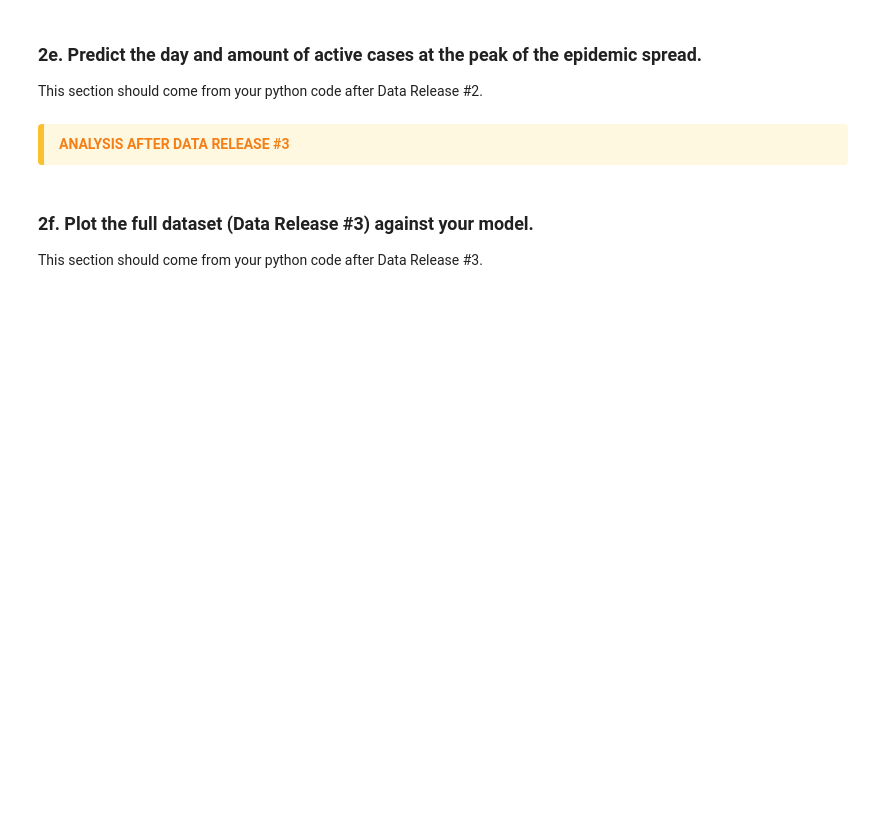
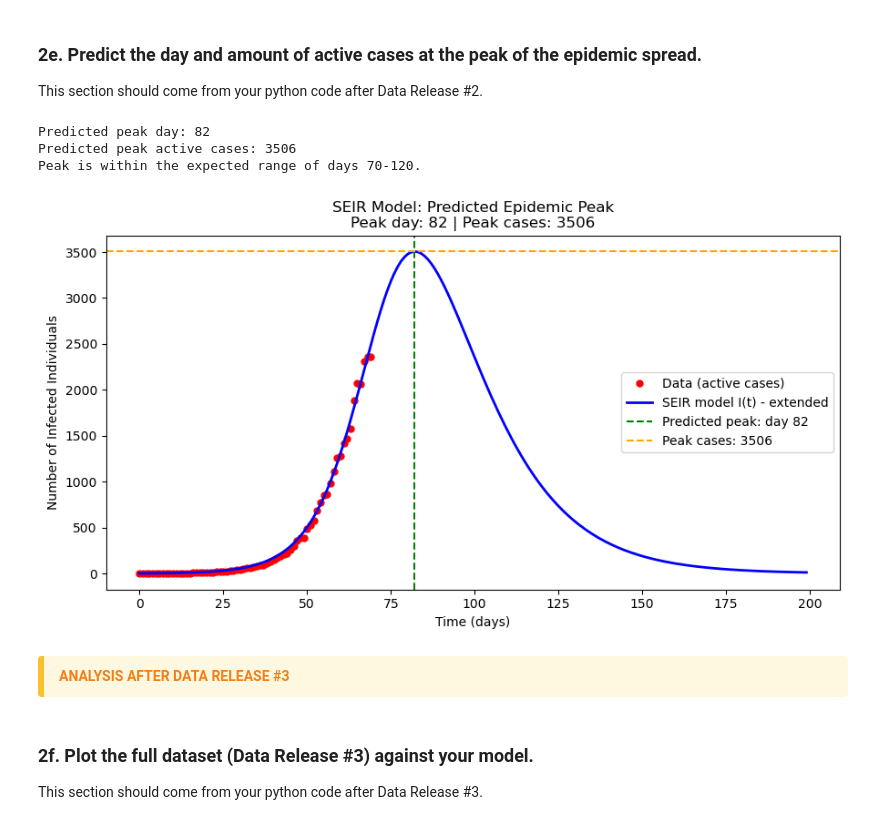
Before and after one commit to isabelvikesland/Module-2-Epidemics-SIR-Modeling, a Jupyter notebook: Module-2-Epidemics_student_final_notebook.ipynb, the cells around one changed output. Drawn from its saved outputs; the diff is of its cells as text; code cells hidden in the pictures; blank space fills up the shorter version.

```diff
--- a/Module-2-Epidemics_student_final_notebook.ipynb
+++ b/Module-2-Epidemics_student_final_notebook.ipynb
@@ -215,6 +338,48 @@ This section should come from your python code after Data Release #2.
 # %% [markdown]
 ### 2e. Predict the day and amount of active cases at the peak of the epidemic spread.
 This section should come from your python code after Data Release #2.
+# %%
+#predicting the day and amount of active cases at the peak of the epidemic
+
+#i decided to run the model out to day 200 to try and capture the full epidemic curve past the peak (days 70-120)(which I knew from data release #3 telling us that peak was between days 70-120)(I chose to go 200 since it was even and past 120, the last day of data release #3)
+timepoints_extended = np.arange(0, 200, 1.0)
+
+
+# continued from last cell
+_, _, I_extended, _ = euler_seir(best_beta, best_sigma, best_gamma,
+                                  S0, E0, I0, R0_init, timepoints_extended, N)
+
+
+peak_day = int(timepoints_extended[np.argmax(I_extended)]) #I used claudeAi to teach me np.argmax so that I could find the index of the maximum value in I_extended and then use that index to find the corresponding day in timepoints_extended, this gave me the predicted day of the peak of the epidemic
+peak_cases = int(np.max(I_extended))
+
+#print statements
+print(f"Predicted peak day: {peak_day}")
+print(f"Predicted peak active cases: {peak_cases}")
+if 70 <= peak_day <= 120:
+    print("Peak is within the expected range of days 70-120.")
+else:
+    print("Peak is outside the expected range of days 70-120.")
+
+# plot full epidemic curve with peak marked, i decided to plot to show the predicted peak since I thought a graph would be better than just print statements.
+#I used ClaudeAi for formatting help with making the marker lines and to not do string catentation.
+plt.figure(figsize=(9, 5))
+plt.plot(timepoints, data, 'ro', markersize=5, label='Data (active cases)')
+plt.plot(timepoints_extended, I_extended, 'b-', linewidth=2, label='SEIR model I(t) - extended')
+plt.axvline(x=peak_day, color='green', linestyle='--', label=f'Predicted peak: day {peak_day}')
+plt.axhline(y=peak_cases, color='orange', linestyle='--', label=f'Peak cases: {peak_cases}')
+plt.xlabel('Time (days)')
+plt.ylabel('Number of Infected Individuals')
+plt.title(f'SEIR Model: Predicted Epidemic Peak\nPeak day: {peak_day} | Peak cases: {peak_cases}')
+plt.legend()
+plt.tight_layout()
+plt.savefig('seir_peak_prediction.png', dpi=150)
+plt.show()
+# %% [output]
+Predicted peak day: 82
+Predicted peak active cases: 3506
+Peak is within the expected range of days 70-120.
+[figure, added]
 # %% [markdown]
 
 <div style="
```
Also changed, not shown: parts of 10 cells of this notebook.
